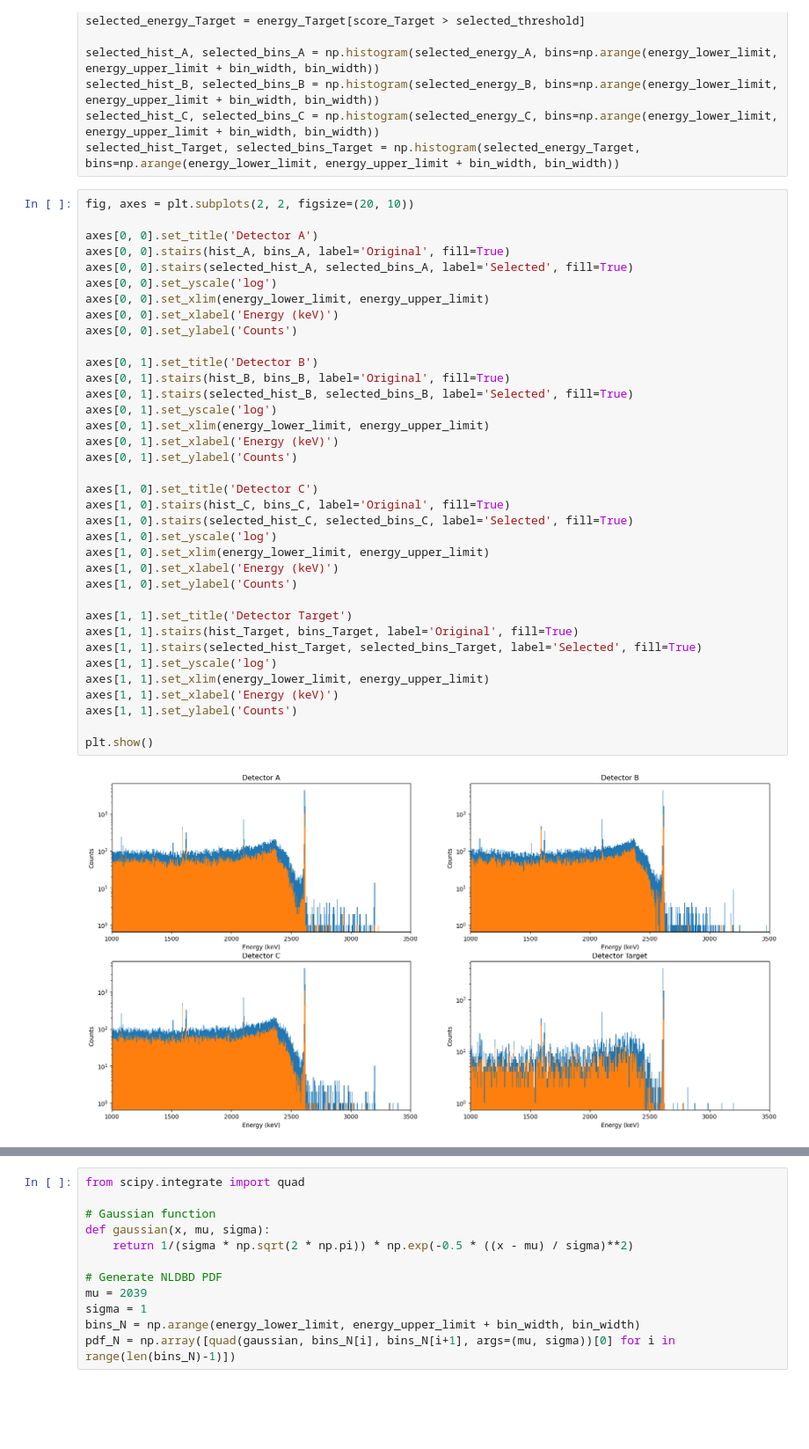
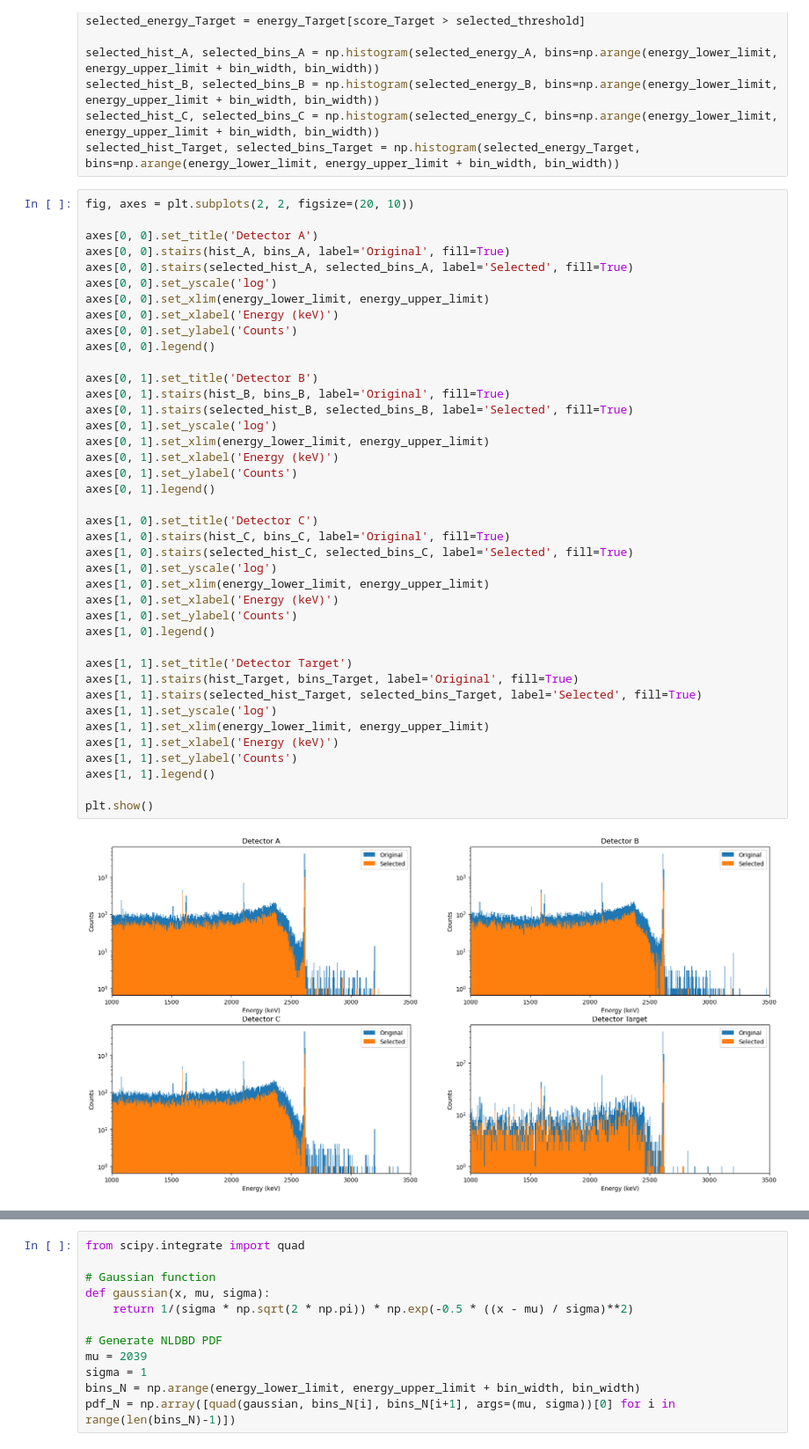
Before and after one commit to bucket420/dsc291-final, a Jupyter notebook: analysis.ipynb, the cells around one changed output, grey strips where cells are left out. Shown: that part at 88% size. Drawn from its saved outputs; the diff is of its cells as text; blank space fills up the shorter version.

```diff
--- a/analysis.ipynb
+++ b/analysis.ipynb
@@ -183,31 +183,35 @@ axes[0, 0].set_yscale('log')
 axes[0, 0].set_xlim(energy_lower_limit, energy_upper_limit)
 axes[0, 0].set_xlabel('Energy (keV)')
 axes[0, 0].set_ylabel('Counts')
+axes[0, 0].legend()
 
 axes[0, 1].set_title('Detector B')
 axes[0, 1].stairs(hist_B, bins_B, label='Original', fill=True)
 axes[0, 1].stairs(selected_hist_B, selected_bins_B, label='Selected', fill=True)
 axes[0, 1].set_yscale('log')
 axes[0, 1].set_xlim(energy_lower_limit, energy_upper_limit)
 axes[0, 1].set_xlabel('Energy (keV)')
 axes[0, 1].set_ylabel('Counts')
+axes[0, 1].legend()
 
 axes[1, 0].set_title('Detector C')
 axes[1, 0].stairs(hist_C, bins_C, label='Original', fill=True)
 axes[1, 0].stairs(selected_hist_C, selected_bins_C, label='Selected', fill=True)
 axes[1, 0].set_yscale('log')
 axes[1, 0].set_xlim(energy_lower_limit, energy_upper_limit)
 axes[1, 0].set_xlabel('Energy (keV)')
 axes[1, 0].set_ylabel('Counts')
+axes[1, 0].legend()
 
 axes[1, 1].set_title('Detector Target')
 axes[1, 1].stairs(hist_Target, bins_Target, label='Original', fill=True)
 axes[1, 1].stairs(selected_hist_Target, selected_bins_Target, label='Selected', fill=True)
 axes[1, 1].set_yscale('log')
 axes[1, 1].set_xlim(energy_lower_limit, energy_upper_limit)
 axes[1, 1].set_xlabel('Energy (keV)')
 axes[1, 1].set_ylabel('Counts')
+axes[1, 1].legend()
 
 plt.show()
 # %% [output]
-[figure, old version]
+[figure, new version]
```
Also changed, not shown: parts of 1 cell of this notebook.
